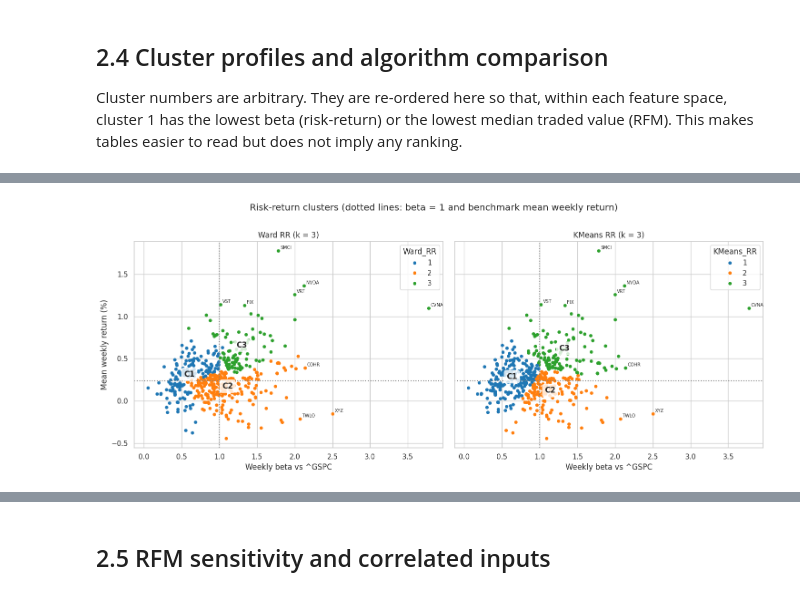
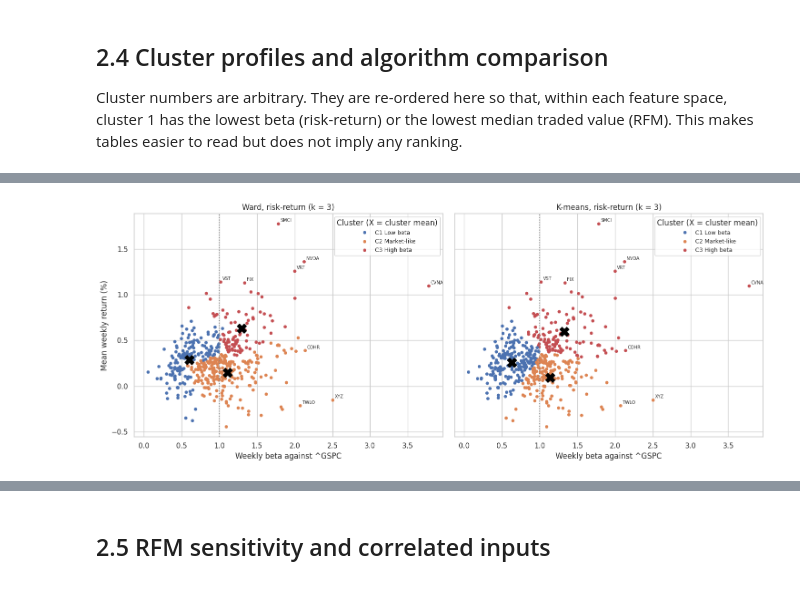
Before and after one commit to sumaiyarizzan-sns/w2120567-SP500-RFM-Clustering, a Jupyter notebook: w2120567_SP500_RFM_Clustering.ipynb, the cells around one changed output, grey strips where cells are left out. Cells and saved outputs as stored; diff of their text form; code cells hidden in the pictures.

```diff
--- a/w2120567_SP500_RFM_Clustering.ipynb
+++ b/w2120567_SP500_RFM_Clustering.ipynb
@@ -976,6 +958,22 @@ for col in ["Ward_RR", "KMeans_RR", "Ward_RFM", "KMeans_RFM"]:
     print(f"\n{col} profile (original units)")
     display(profiles[col])
     profiles[col].to_csv(f"{OUT_DIR}/profile_{col}.csv")
+
+# Cluster names, assigned after reading the profiles above (numbers are ordered by beta / traded value)
+NAMES = {"Ward_RR": {1: "Low beta", 2: "Market-like", 3: "High beta"},
+         "KMeans_RR": {1: "Low beta", 2: "Market-like", 3: "High beta"},
+         "Ward_RFM": {1: "Routine", 2: "Frequent", 3: "Lapsed", 4: "Highly liquid"},
+         "KMeans_RFM": {1: "Frequent", 2: "Routine", 3: "Lapsed", 4: "Highly liquid"}}
+for col in ["Ward_RFM", "KMeans_RFM"]:   # stop if a name no longer matches its profile
+    inv = {v: k for k, v in NAMES[col].items()}; p = profiles[col]
+    assert p["median_R_days"].idxmax() == inv["Lapsed"] and p["mean_F_days"].idxmax() == inv["Frequent"]
+    assert p["median_M_$bn"].idxmax() == inv["Highly liquid"]
+def named(col):
+    return df[col].map(lambda c: f"C{c} {NAMES[col][c]}")
+def name_order(col):
+    return [f"C{c} {NAMES[col][c]}" for c in sorted(NAMES[col])]
+PAL = {3: ["#4C72B0", "#DD8452", "#C44E52"], 4: ["#4C72B0", "#55A868", "#C44E52", "#8172B3"]}
+TITLE = {"Ward_RR": "Ward, risk-return", "KMeans_RR": "K-means, risk-return", "Ward_RFM": "Ward, RFM", "KMeans_RFM": "K-means, RFM"}
 # %% [output]
 Ward_RR profile (original units)
 |  | n | share_% | mean_wkly_ret_% | median_wkly_ret_% | mean_beta | median_beta | median_R_days | ... |
@@ -1006,23 +1004,20 @@ KMeans_RFM profile (original units)
 # %%
 # Risk-return: only two features, so they are plotted directly in original units (no reduction needed)
 fig, axes = plt.subplots(1, 2, figsize=(15, 6), sharex=True, sharey=True)
 for ax, col in zip(axes, ["Ward_RR", "KMeans_RR"]):
-    sns.scatterplot(data=df, x="Weekly_Beta", y=df["Mean_Weekly_Return"] * 100, hue=col,
-                    palette="tab10", s=28, ax=ax, edgecolor="none")
+    sns.scatterplot(x=df["Weekly_Beta"], y=df["Mean_Weekly_Return"] * 100, hue=named(col), hue_order=name_order(col),
+                    palette=PAL[3], s=26, edgecolor="none", ax=ax)
     for c, g in df.groupby(col):
-        ax.annotate(f"C{c}", (g["Weekly_Beta"].mean(), g["Mean_Weekly_Return"].mean() * 100),
-                    fontsize=12, weight="bold", ha="center",
-                    bbox=dict(boxstyle="round", fc="white", alpha=.8))
-    ext = df.loc[(df["Weekly_Beta"].rank(pct=True) > .99) | (df["Mean_Weekly_Return"].abs().rank(pct=True) > .99)]
+        ax.scatter(g["Weekly_Beta"].mean(), g["Mean_Weekly_Return"].mean() * 100, marker="X", s=220, c="black", zorder=5)
+    ext = df.loc[(df["Weekly_Beta"].rank(pct=True) > .99) | (df["Mean_Weekly_Return"].rank(pct=True) > .99)]
     for t, r in ext.iterrows():
         ax.annotate(t, (r["Weekly_Beta"], r["Mean_Weekly_Return"] * 100), fontsize=7, xytext=(3, 3), textcoords="offset points")
-    ax.axvline(1, ls=":", c="grey"); ax.axhline(bench_ret.mean() * 100, ls=":", c="grey")
-    ax.set(title=f"{col.replace('_', ' ')} (k = {df[col].nunique()})", xlabel="Weekly beta vs ^GSPC",
-           ylabel="Mean weekly return (%)")
-plt.suptitle("Risk-return clusters (dotted lines: beta = 1 and benchmark mean weekly return)", y=1.01)
+    ax.axvline(1, ls=":", c="grey")
+    ax.set(title=f"{TITLE[col]} (k = {df[col].nunique()})", xlabel="Weekly beta against ^GSPC", ylabel="Mean weekly return (%)")
+    ax.legend(title="Cluster (X = cluster mean)", fontsize=9)
 plt.tight_layout(); savefig("fig06_risk_return_clusters"); plt.show()
 # %% [output]
-[figure, old version]
+[figure, new version]
 # %%
 # RFM: three features -> PCA to 2-D for display only (clustering used all three standardised features)
 pca = PCA(n_components=2, random_state=SEED).fit(X_rfm)
```
Also changed, not shown: parts of 20 cells of this notebook, 2 other files.
